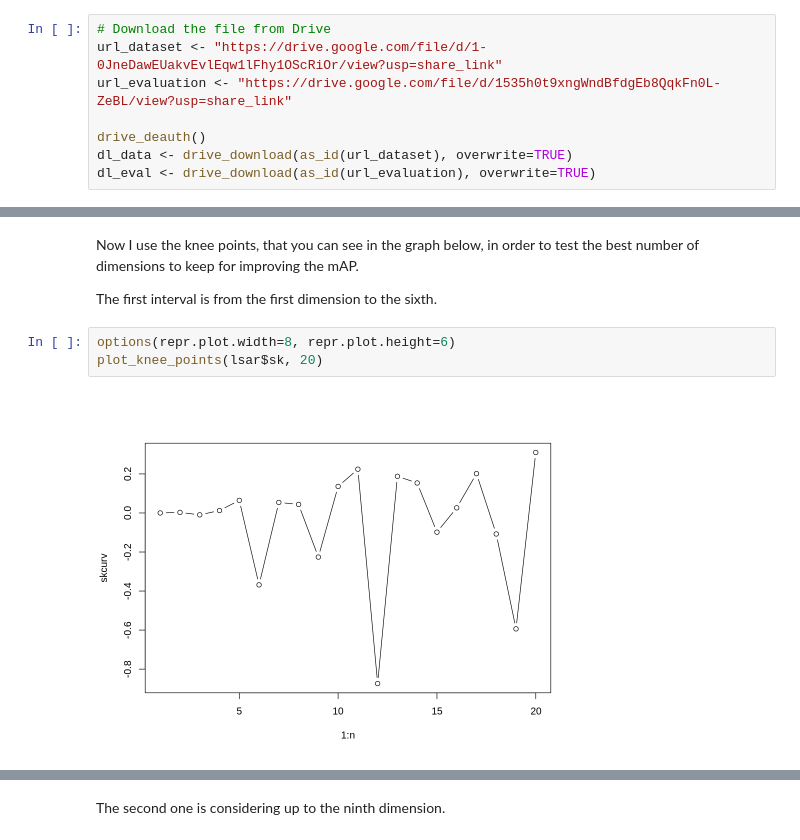
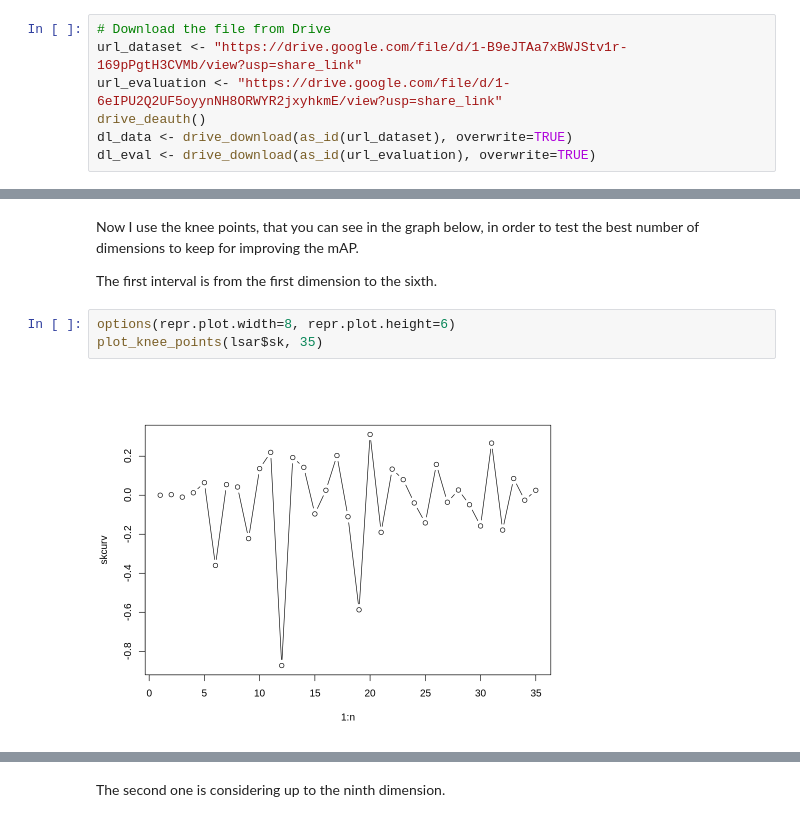
Before and after one commit to DanieleMorotti/Songs-recommendation-from-lyrics, a Jupyter notebook: songs_analysis_R.ipynb, the cells around one changed output, grey strips where cells are left out. Drawn from its saved outputs; the diff is of its cells as text.

```diff
--- a/songs_analysis_R.ipynb
+++ b/songs_analysis_R.ipynb
@@ -31,9 +25,8 @@ Loading required package: SnowballC
 I download the dataset from Drive and it will be loaded to a dataframe in order to use the songs for our analysis. If you want to check the preprocessing applied on the original data you can check the following python script TODO: AGGIUNGERE LINK ALLO SCRIPT SU DRIVE.
 # %%
 # Download the file from Drive
-url_dataset <- "https://drive.google.com/file/d/1-0JneDawEUakvEvlEqw1lFhy1OScRiOr/view?usp=share_link"
-url_evaluation <- "https://drive.google.com/file/d/1535h0t9xngWndBfdgEb8QqkFn0L-ZeBL/view?usp=share_link"
-
+url_dataset <- "https://drive.google.com/file/d/1-B9eJTAa7xBWJStv1r-169pPgtH3CVMb/view?usp=share_link"
+url_evaluation <- "https://drive.google.com/file/d/1-6eIPU2Q2UF5oyynNH8ORWYR2jxyhkmE/view?usp=share_link"
 drive_deauth()
 dl_data <- drive_download(as_id(url_dataset), overwrite=TRUE)
 dl_eval <- drive_download(as_id(url_evaluation), overwrite=TRUE)
@@ -886,7 +919,7 @@ Now I use the knee points, that you can see in the graph below, in order to test
 The first interval is from the first dimension to the sixth.
 # %%
 options(repr.plot.width=8, repr.plot.height=6)
-plot_knee_points(lsar$sk, 20)
+plot_knee_points(lsar$sk, 35)
 # %% [output]
-[figure, old version]
+[figure, new version]
 # %%
```
Also changed, not shown: parts of 60 cells of this notebook, 1 other file.
